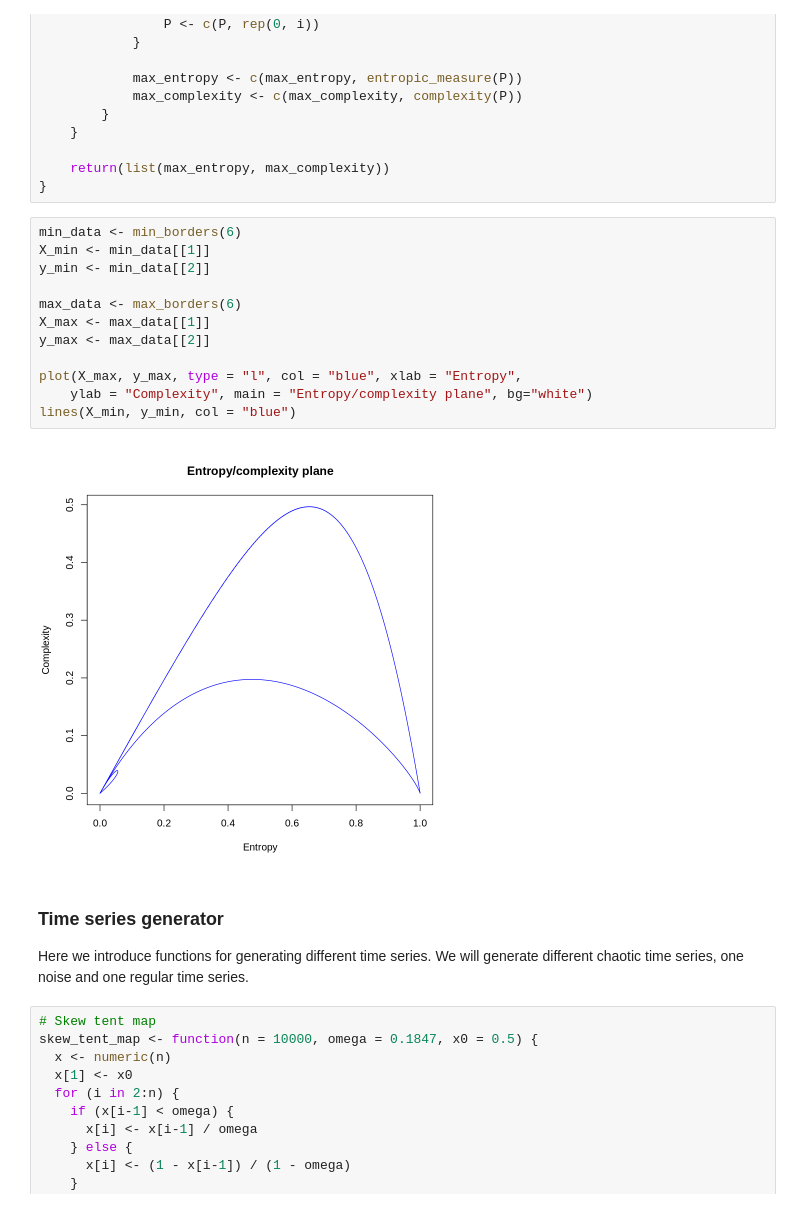
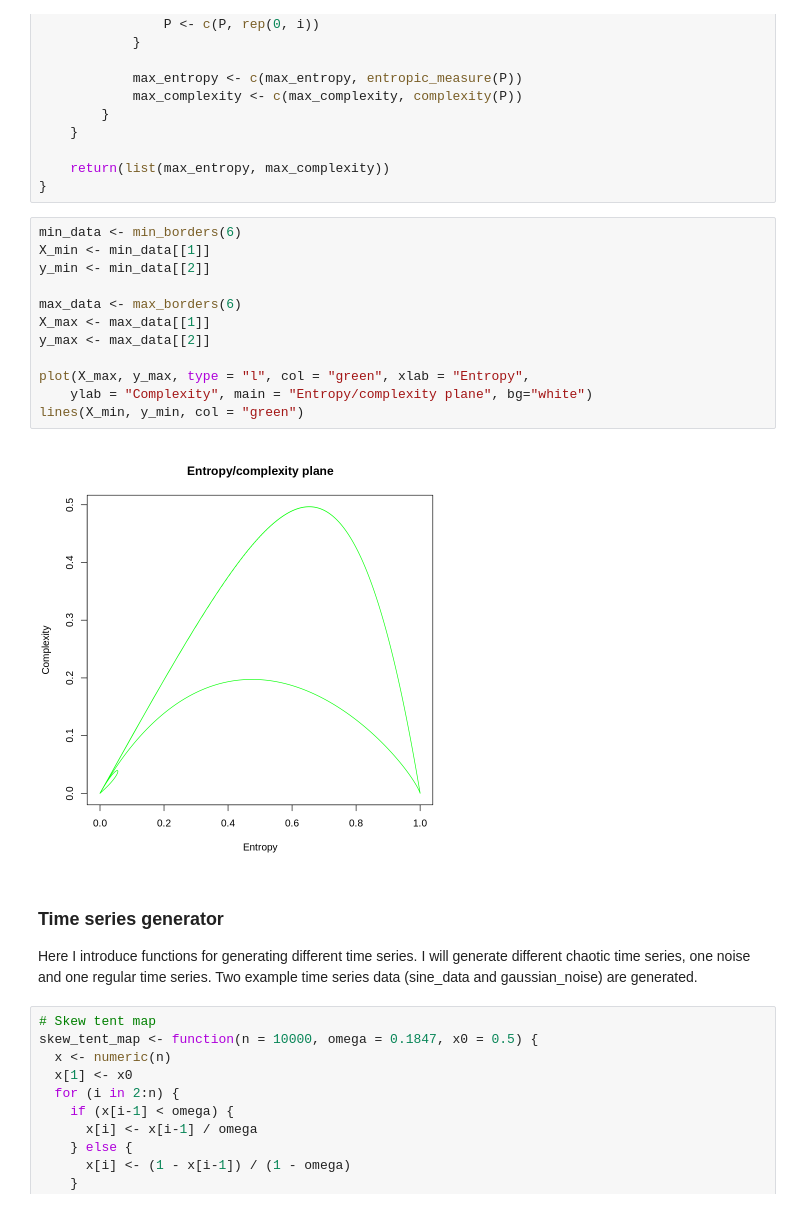
Before and after one commit to infoKhush/TIME_SERIES_2023, a Jupyter notebook: HW1_Entropy-Complexity Plane/Entropy_complexity_Plane_Khushbu.ipynb, the cells around one changed output. Cells and saved outputs as stored; diff of their text form.

```diff
--- a/HW1_Entropy-Complexity Plane/Entropy_complexity_Plane_Khushbu.ipynb
+++ b/HW1_Entropy-Complexity Plane/Entropy_complexity_Plane_Khushbu.ipynb
@@ -77,20 +83,21 @@ max_borders <- function(d, n_steps = 500) {
 # %%
 min_data <- min_borders(6)
 X_min <- min_data[[1]]
 y_min <- min_data[[2]]
 
 max_data <- max_borders(6)
 X_max <- max_data[[1]]
 y_max <- max_data[[2]]
 
-plot(X_max, y_max, type = "l", col = "blue", xlab = "Entropy",
+plot(X_max, y_max, type = "l", col = "green", xlab = "Entropy",
     ylab = "Complexity", main = "Entropy/complexity plane", bg="white")
-lines(X_min, y_min, col = "blue")
+lines(X_min, y_min, col = "green")
 # %% [output]
-[figure, old version]
+[figure, new version]
 # %% [markdown]
 ### Time series generator
-Here we introduce functions for generating different time series. We will generate different chaotic time series, one noise and one regular time series.
+Here I introduce functions for generating different time series. I will generate different chaotic time series, one noise and one regular time series.
+Two example time series data (sine_data and gaussian_noise) are generated.
 # %%
 # Skew tent map
 skew_tent_map <- function(n = 10000, omega = 0.1847, x0 = 0.5) {
```
Also changed, not shown: parts of 9 cells of this notebook.
